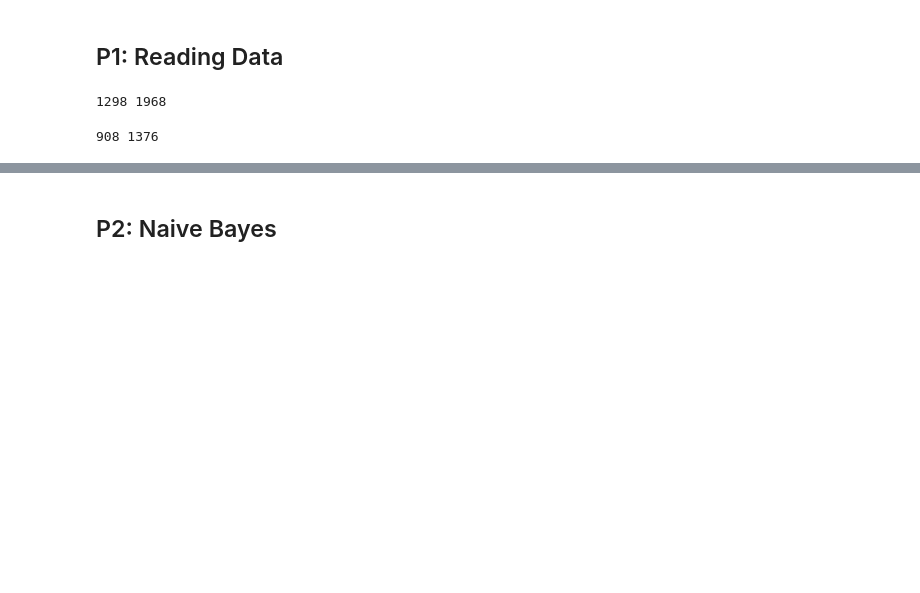
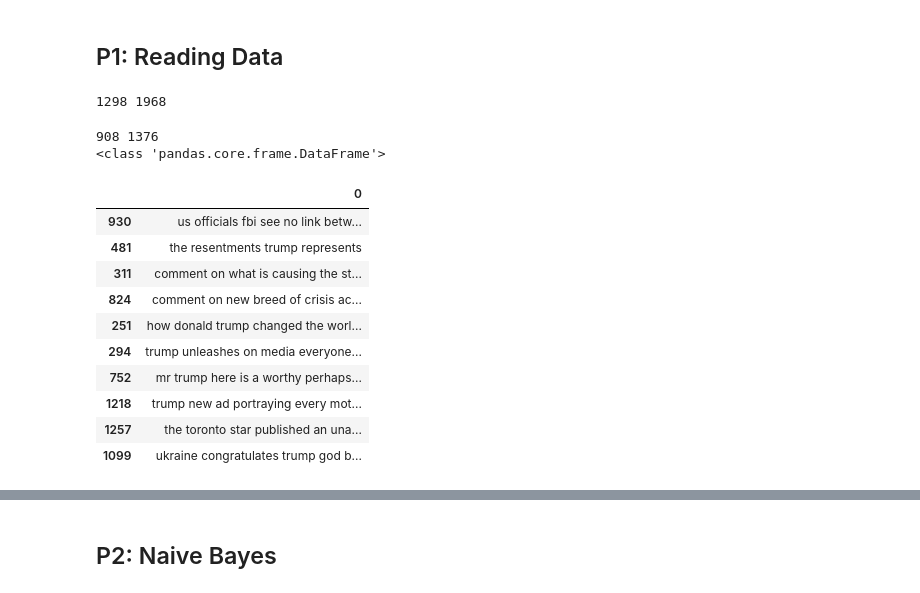
Before and after one commit to cdalizadeh/fake_news, a Jupyter notebook: CSC411_A3.ipynb, the cells around one changed output, grey strips where cells are left out. Drawn from its saved outputs; the diff is of its cells as text; code cells hidden in the pictures; blank space fills up the shorter version.

```diff
--- a/CSC411_A3.ipynb
+++ b/CSC411_A3.ipynb
@@ -24,5 +24,21 @@ fake_train, fake_validation = train_test_split(fake_train, test_size=0.15/0.85)
 real_train, real_validation = train_test_split(real_train, test_size=0.15/0.85)
 # %%
 print len(fake_train), len(real_train)
+print type(fake_train)
 # %% [output]
 908 1376
+<class 'pandas.core.frame.DataFrame'>
+# %%
+fake_train[:10]
+# %% [output]
+|  | 0 |
+| 930 | us officials fbi see no link betw... |
+| 481 | the resentments trump represents |
+| 311 | comment on what is causing the st... |
+| 824 | comment on new breed of crisis ac... |
+| 251 | how donald trump changed the worl... |
+| 294 | trump unleashes on media everyone... |
+| 752 | mr trump here is a worthy perhaps... |
+| 1218 | trump new ad portraying every mot... |
+| 1257 | the toronto star published an una... |
+| 1099 | ukraine congratulates trump god b... |
```
Also changed, not shown: parts of 14 cells of this notebook, 6 other files.
